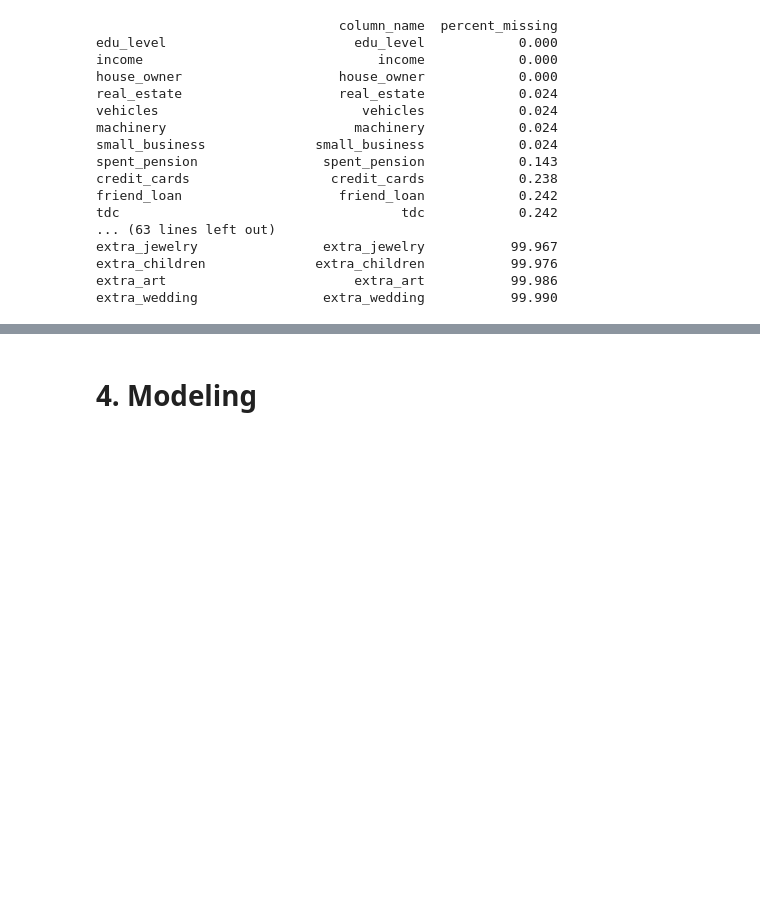
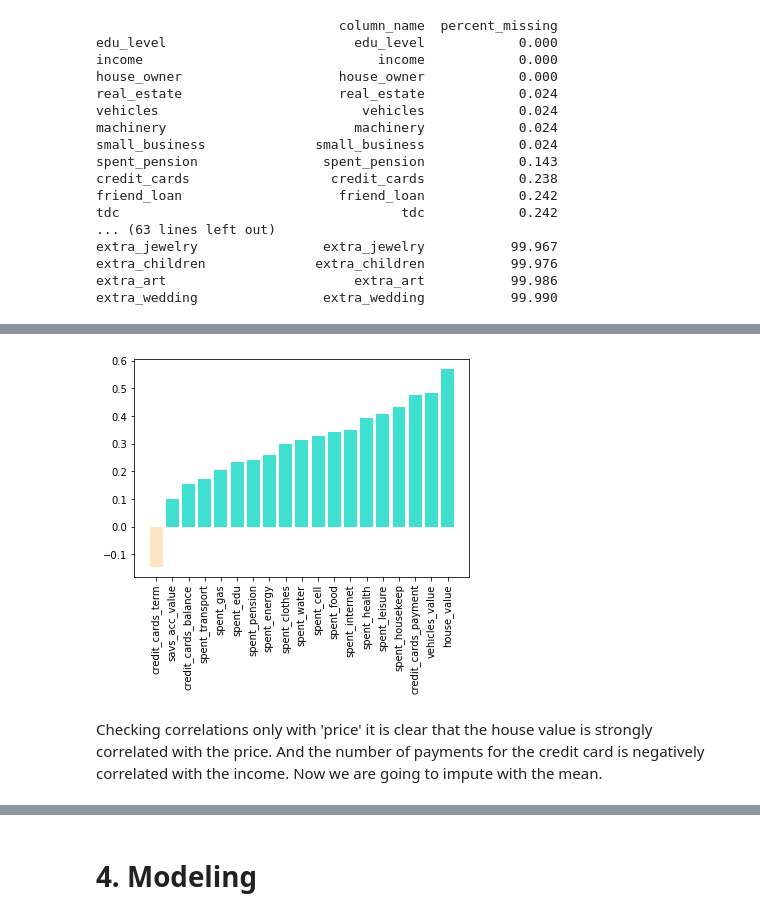
Before and after one commit to mpradam/udacity_p4, a Jupyter notebook: Income.ipynb, the cells around one changed output, grey strips where cells are left out. Drawn from its saved outputs; the diff is of its cells as text; code cells hidden in the pictures; blank space fills up the shorter version.

```diff
--- a/Income.ipynb
+++ b/Income.ipynb
@@ -360,0 +192,20 @@ Now we have the datasets ready to model
+# %%
+corr_lis=df.corr().stack().reset_index()
+corr_lis.columns = ['var_1','var_2','corr']
+price_corr=corr_lis[corr_lis['var_1']=='income'].sort_values(by=['corr'])
+price_corr=price_corr[price_corr['var_2']!='income']
+
+x = price_corr['var_2']
+y = price_corr['corr']
+
+mask1 = y < 0
+mask2 = y >= 0
+
+plt.xticks(rotation = 90)
+plt.bar(x[mask1], y[mask1], color = 'bisque')
+plt.bar(x[mask2], y[mask2], color = 'turquoise')
+plt.show()
+# %% [output]
+[figure, added]
+# %% [markdown]
+ Checking correlations only with 'price' it is clear that the house value is strongly correlated with the price. And the number of payments for the credit card is negatively correlated with the income. Now we are going to impute with the mean.
```
Also changed, not shown: parts of 60 cells of this notebook, 1 other file.
